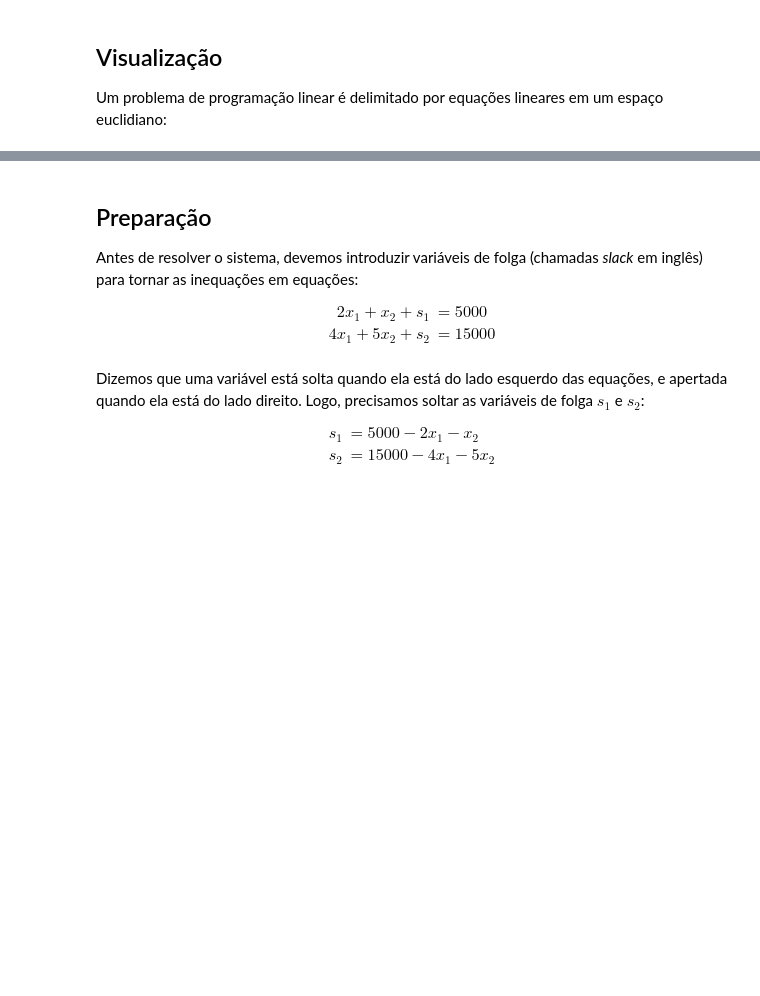
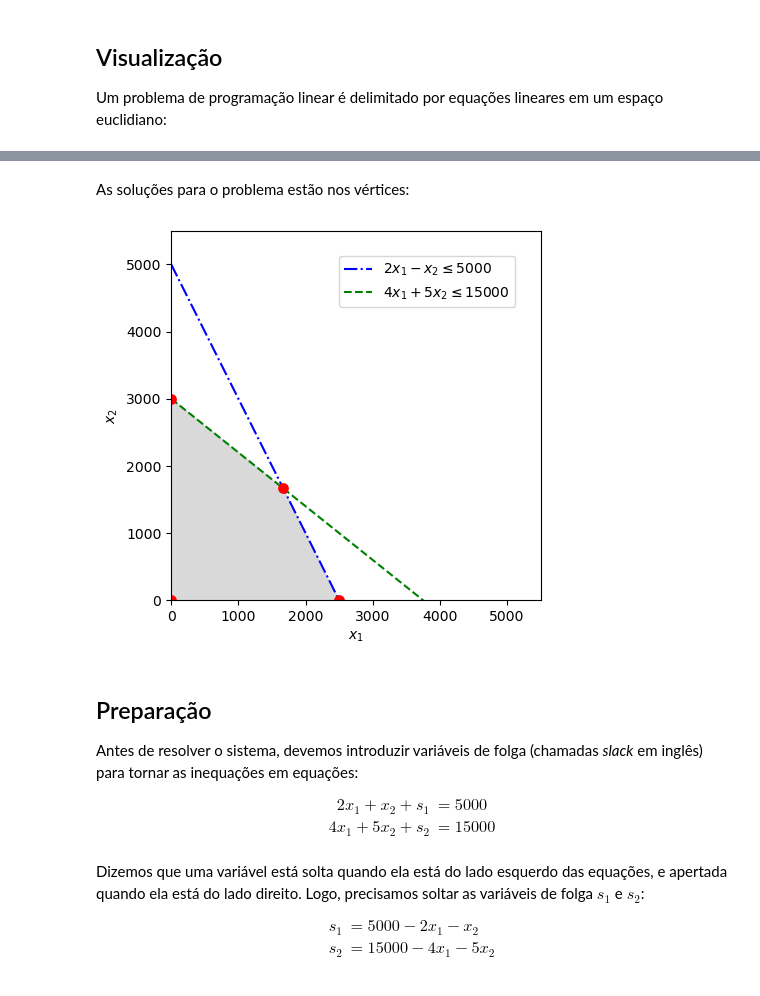
Before and after one commit to Concursos-Henry/linearProgramming, a Jupyter notebook: simplex.ipynb, the cells around one changed output, grey strips where cells are left out. Saved outputs shown, nothing was run; the diff lists cells and outputs as text; code cells hidden in the pictures; blank space fills up the shorter version.

```diff
--- a/simplex.ipynb
+++ b/simplex.ipynb
@@ -60,3 +60,46 @@ plt.show()
+# %% [markdown]
+As soluções para o problema estão nos vértices:
+# %%
+# código adaptado de https://stackoverflow.com/a/57017638/2202739
+
+from matplotlib import pyplot as plt
+import numpy as np
+
+fig, ax = plt.subplots()
+
+# projeta a área da solução
+d = np.linspace(start=0, stop=10000, num=1000)
+x1, x2 = np.meshgrid(d, d)
+ax.imshow(
+    (((2*x1 + x2) <= 5000) & ((4*x1 + 5*x2) <= 15000) & (x1 >= 0) & (x2 >= 0)).astype(int),
+    extent=(x1.min(), x1.max(), x2.min(), x2.max()),
+    origin="lower",
+    cmap="Greys", alpha=0.15
+)
+
+# projeta as funções que delimitam a área
+x = np.linspace(start=0, stop=10000, num=1000)
+
+y1 = 5000 - 2*x  # pega-se a primeira restrição e isola-se x2
+y2 = 3000 - (4./5.)*x  # pga-se a segunda restrição e isola-se x2
+
+# desenha linhas de restrições
+ax.plot(x, y1, label='$2x_1 - x_2 \\leq 5000$', linestyle='dashdot', color='blue', zorder=0)
+ax.plot(x, y2, label='$4x_1 + 5x_2 \\leq 15000$', linestyle='dashed', color='green', zorder=0)
+
+# desenha vértices de soluções
+ax.scatter(0, 0, color='red', s=45, zorder=1)  # x1 e x2 = 0
+ax.scatter(0, (3000 - (4./5.)*0), color='red', s=45, zorder=1)  # x = 0 e y2 calcula-se com base nisto
+ax.scatter((-5000)/(-2), 0, color='red', s=45, zorder=1)   # y1 = 0 e x calcula-se com base nisto
+ax.scatter(10000/6, (5000 - 2 * (10000/6)), color='red', s=45, zorder=1)   # onde y1 e y2 são iguais
+ax.set_xlim(0, 5500)
+ax.set_ylim(0, 5500)
+ax.set_xlabel(r'$x_1$')
+ax.set_ylabel(r'$x_2$')
+plt.legend(bbox_to_anchor=(0.95, 0.95), loc='upper right')
+plt.show()
+# %% [output]
+[figure, added]
 # %% [markdown]
 ## Preparação
 
```
Also changed, not shown: parts of 8 cells of this notebook.
